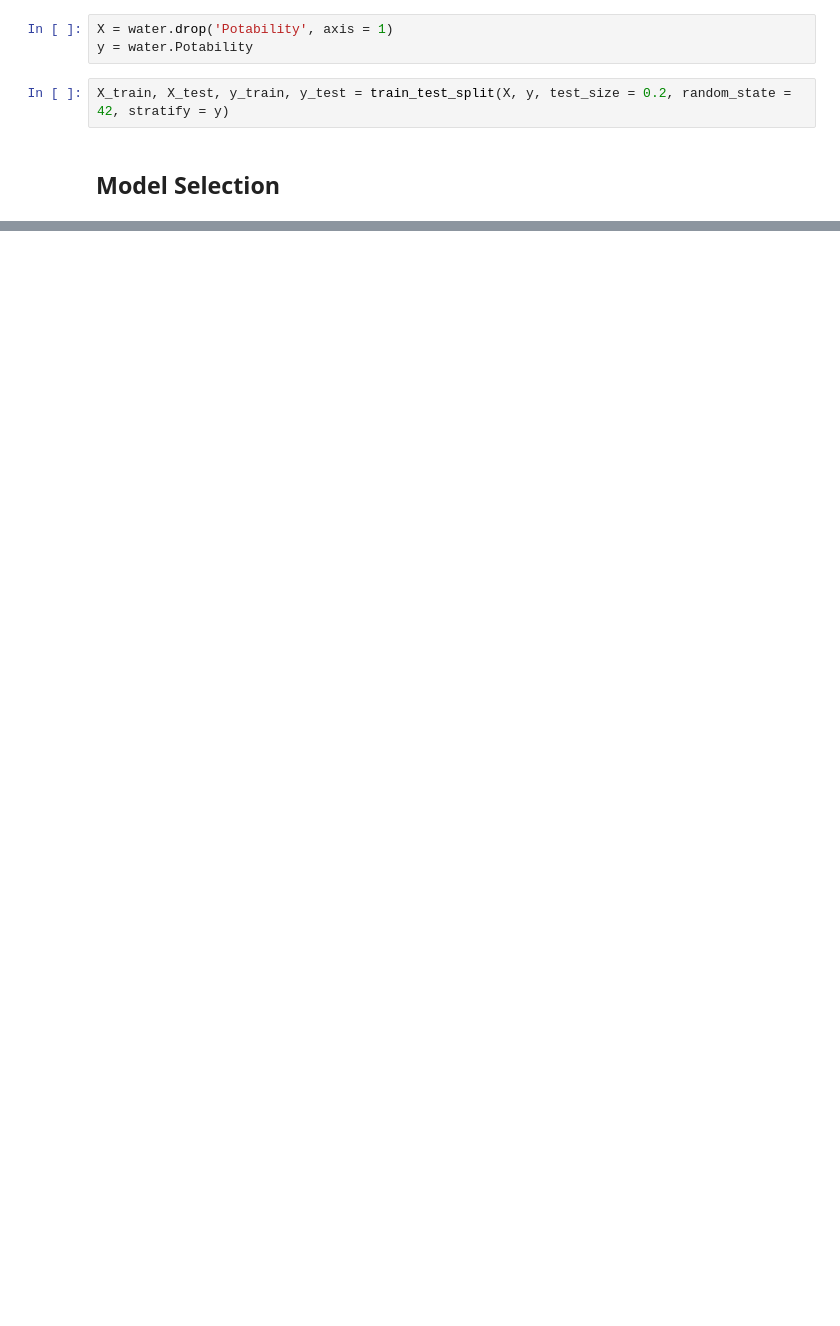
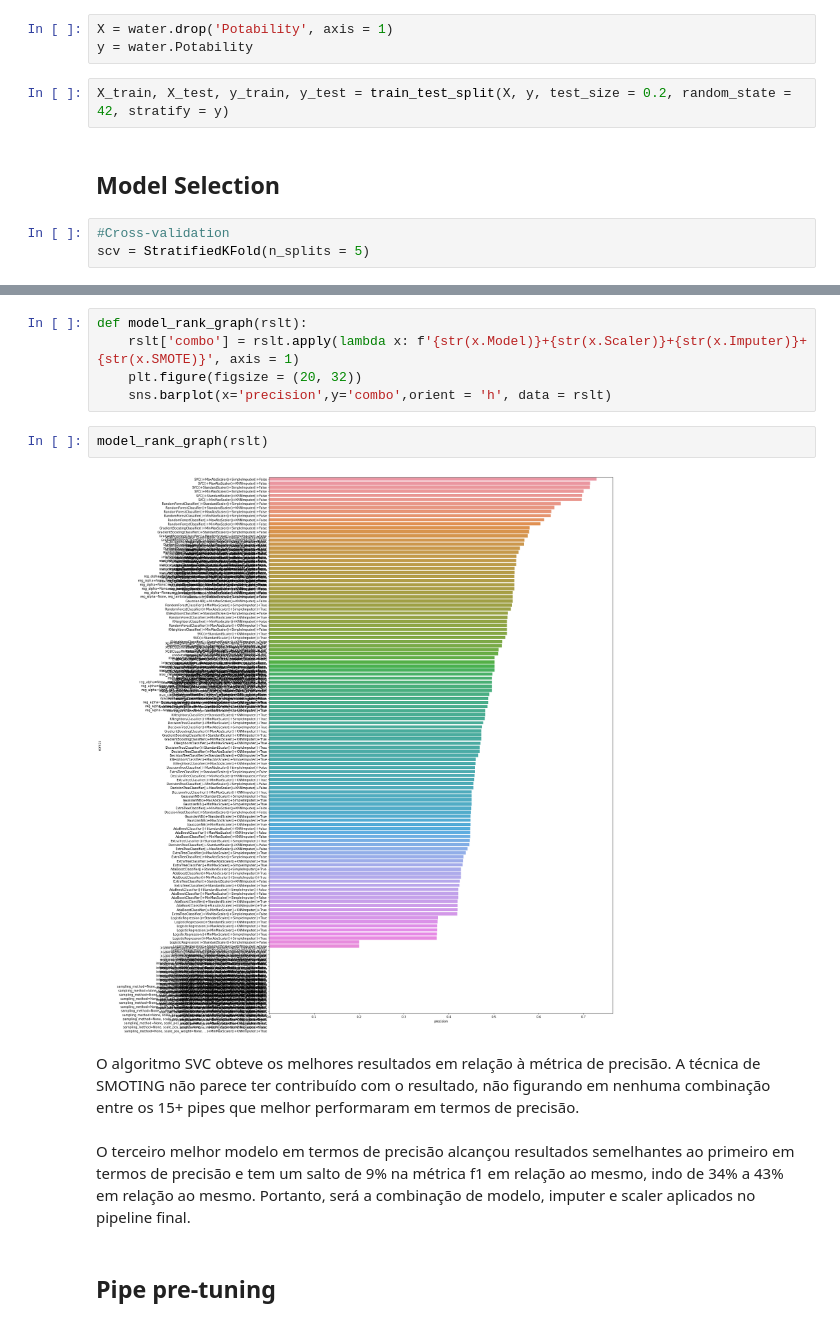
Before and after one commit to GabrielG16/Potabilidade, a Jupyter notebook: potability.ipynb, the cells around one changed output, grey strips where cells are left out. Cells and saved outputs as stored; diff of their text form; blank space fills up the shorter version.

Commit message:
Testagem Modelo

```diff
--- a/potability.ipynb
+++ b/potability.ipynb
@@ -233,6 +303,9 @@ y = water.Potability
 X_train, X_test, y_train, y_test = train_test_split(X, y, test_size = 0.2, random_state = 42, stratify = y)
 # %% [markdown]
 ## Model Selection
+# %%
+#Cross-validation
+scv = StratifiedKFold(n_splits = 5)
 # %%
 def model_selection():
     scores = []
@@ -300,0 +376,15 @@ scv = StratifiedKFold(5)
+# %%
+def model_rank_graph(rslt):
+    rslt['combo'] = rslt.apply(lambda x: f'{str(x.Model)}+{str(x.Scaler)}+{str(x.Imputer)}+{str(x.SMOTE)}', axis = 1)
+    plt.figure(figsize = (20, 32))
+    sns.barplot(x='precision',y='combo',orient = 'h', data = rslt)
+# %%
+model_rank_graph(rslt)
+# %% [output]
+[figure, added]
+# %% [markdown]
+O algoritmo SVC obteve os melhores resultados em relação à métrica de precisão. A técnica de SMOTING não parece ter contribuído com o resultado, não figurando em nenhuma combinação entre os 15+ pipes que melhor performaram em termos de precisão.
+# %% [markdown]
+O terceiro melhor modelo em termos de precisão alcançou resultados semelhantes ao primeiro em termos de precisão e tem um salto de 9% na métrica f1 em relação ao mesmo, indo de 34% a 43% em relação ao mesmo. Portanto, será a combinação de modelo, imputer e scaler aplicados no pipeline final.
+# %% [markdown]
+## Pipe pre-tuning
```
Also changed, not shown: parts of 45 cells of this notebook.
